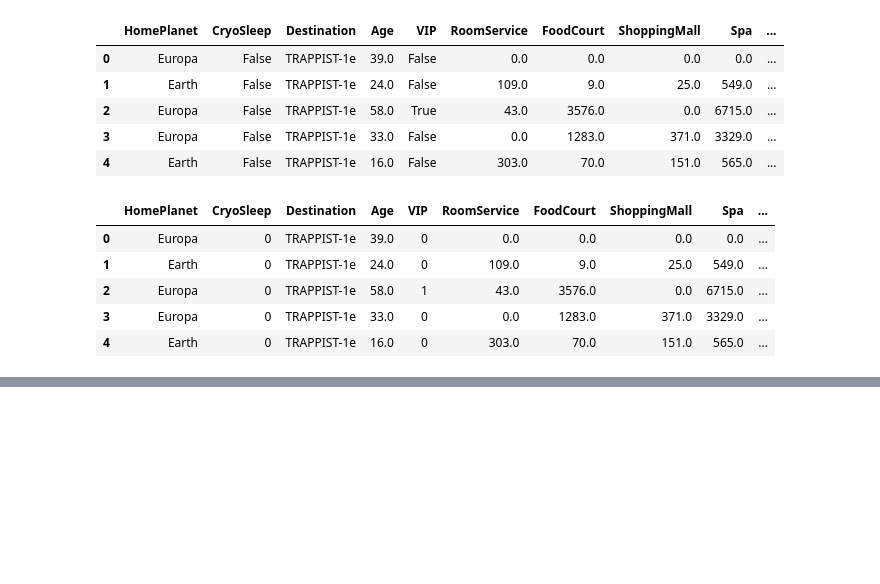
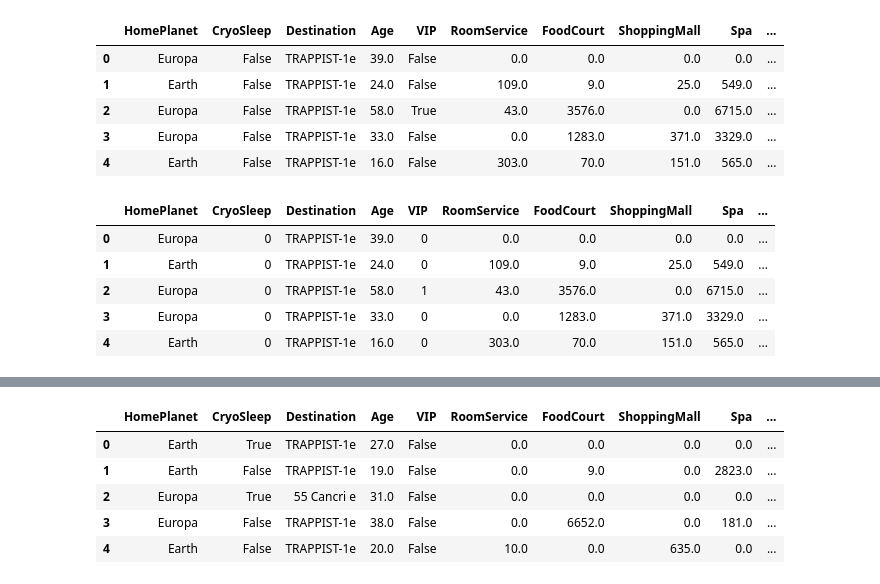
Before and after one commit to borachhun/MOST24-ApprenAuto-ENSIIE, a Jupyter notebook: projet/code.ipynb, the cells around one changed output, grey strips where cells are left out. Saved outputs shown, nothing was run; the diff lists cells and outputs as text; code cells hidden in the pictures; blank space fills up the shorter version.

```diff
--- a/projet/code.ipynb
+++ b/projet/code.ipynb
@@ -126,0 +146,38 @@ train_data.head()
+# %%
+## Missing value
+cat_col = ['HomePlanet','CryoSleep', 'Destination', 'VIP']
+num_col = ['Age', 'RoomService', 'FoodCourt', 'ShoppingMall', 'Spa', 'VRDeck']
+
+# Using Simple Imputer to deal with missing value of categorical variables
+imputer = SimpleImputer(strategy="most_frequent")
+imputer.fit(train_data[cat_col])
+train_data[cat_col] = imputer.transform(train_data[cat_col])
+
+# Using KNN Imputer to deal with missing value of numerical variables
+imputer = KNNImputer(n_neighbors=7)
+imputer.fit(train_data[num_col])
+train_data[num_col] = imputer.transform(train_data[num_col])
+
+# Remove missing value of cabin and name (because can not fill those missing value)
+# train_data = train_data.dropna(axis='index')
+# %%
+# Create a column "PassengerGroup" from "PassengerId"
+train_data['PassengerGroup'] = train_data['PassengerId'].str.split('_').str[0]
+
+# Create column "LastName" from "Name"
+train_data['LastName'] = train_data['Name'].str.split(' ').str[1]
+
+# Split column "Cabin" into 3 columns "CabinDeck", "CabinNum", "CabinSide"
+train_data[['CabinDeck', 'CabinNum', 'CabinSide']] = train_data.Cabin.str.split('/', expand = True)
+
+# Drop 3 columns "PassengerId", "Name" and "Cabin"
+train_data = train_data.drop(['PassengerId', 'Name', 'Cabin', 'CabinNum'], axis='columns')
+
+train_data.head()
+# %% [output]
+|  | HomePlanet | CryoSleep | Destination | Age | VIP | RoomService | FoodCourt | ShoppingMall | Spa | ... |
+| 0 | Earth | True | TRAPPIST-1e | 27.0 | False | 0.0 | 0.0 | 0.0 | 0.0 | ... |
+| 1 | Earth | False | TRAPPIST-1e | 19.0 | False | 0.0 | 9.0 | 0.0 | 2823.0 | ... |
+| 2 | Europa | True | 55 Cancri e | 31.0 | False | 0.0 | 0.0 | 0.0 | 0.0 | ... |
+| 3 | Europa | False | TRAPPIST-1e | 38.0 | False | 0.0 | 6652.0 | 0.0 | 181.0 | ... |
+| 4 | Earth | False | TRAPPIST-1e | 20.0 | False | 10.0 | 0.0 | 635.0 | 0.0 | ... |
```
Also changed, not shown: parts of 11 cells of this notebook, 2 other files.
